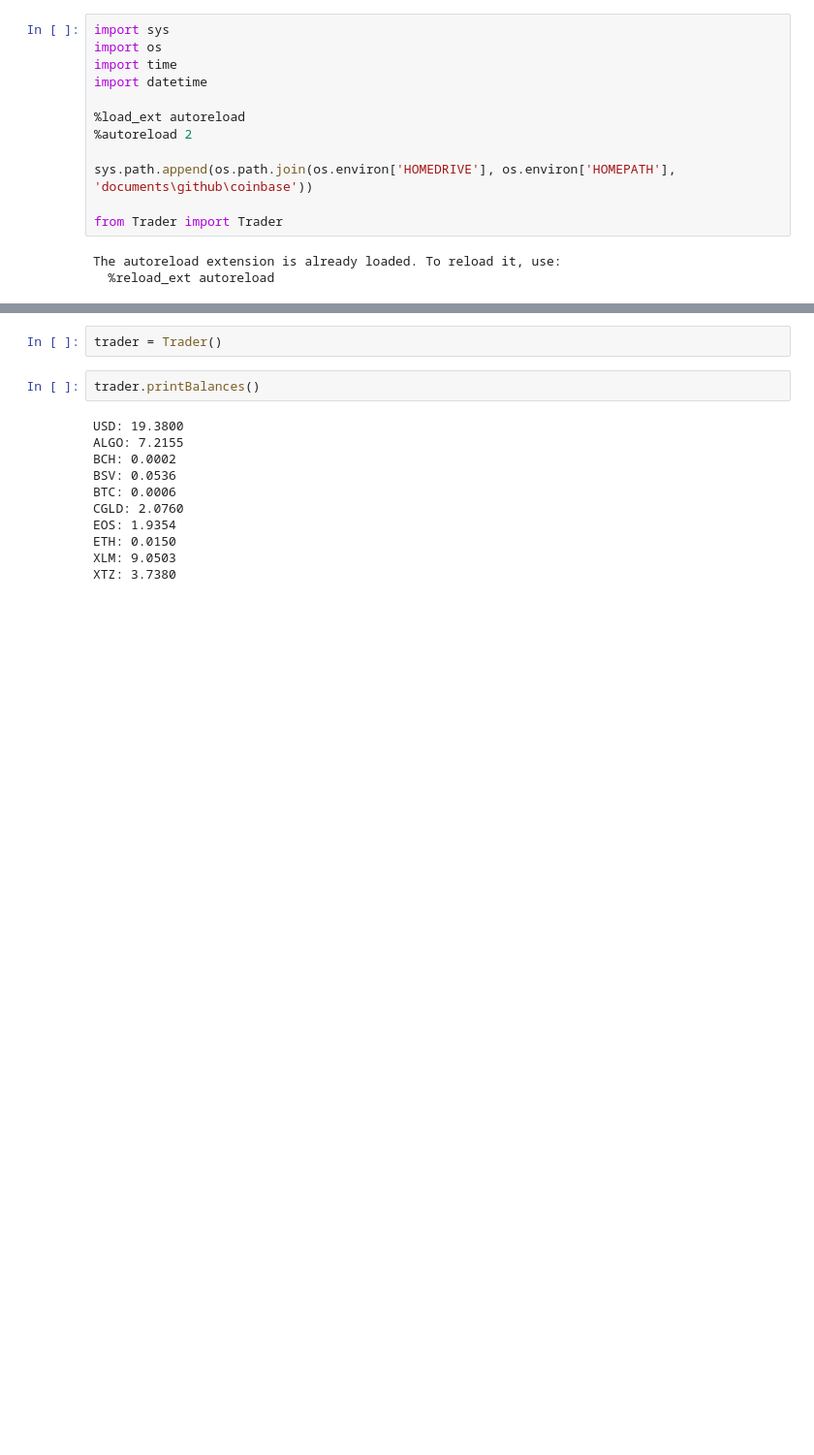
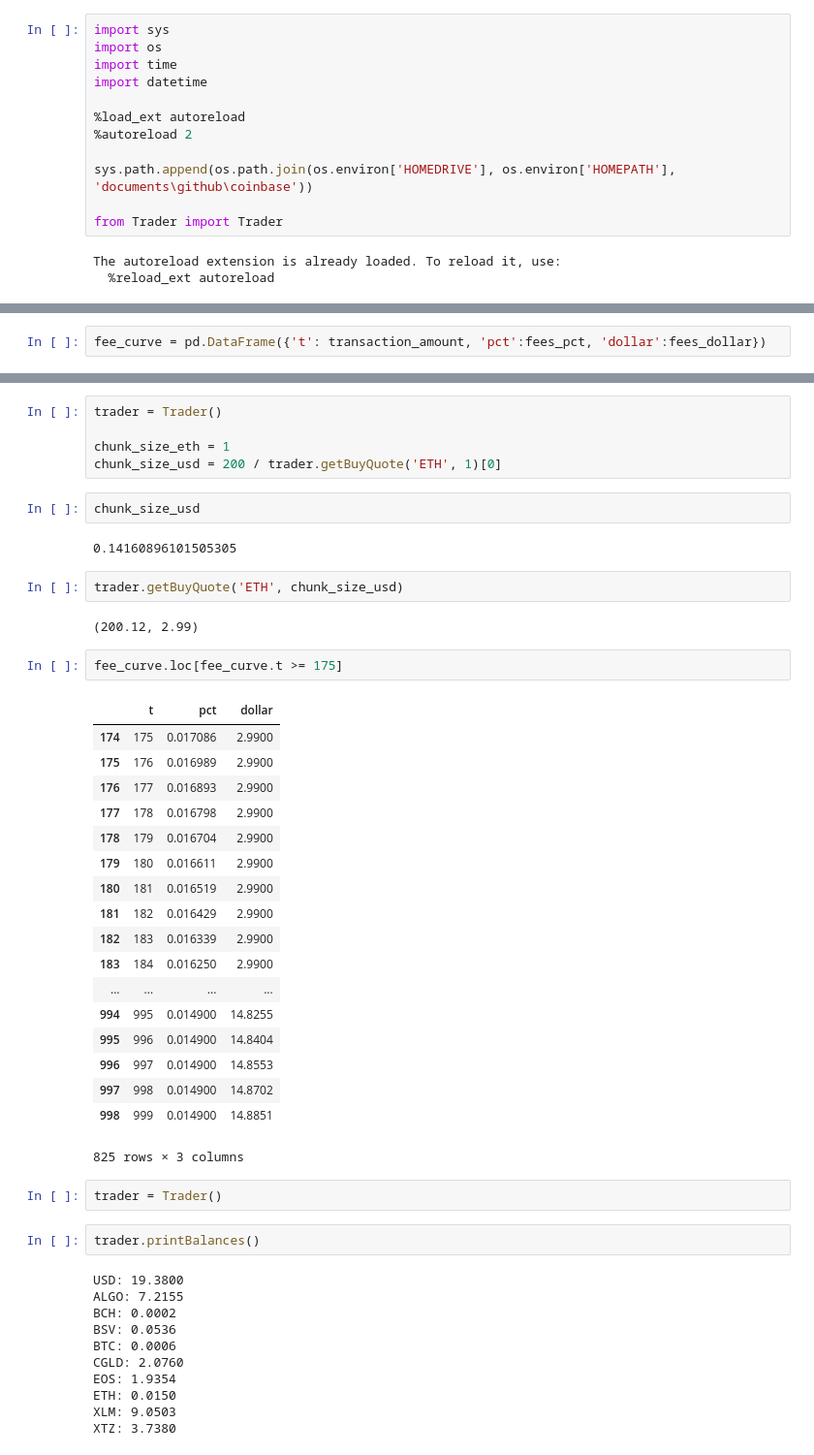
Before and after one commit to lkavenagh/coinbase, a Jupyter notebook: coinbase_algo.ipynb, the cells around one changed output, grey strips where cells are left out. Shown at 97% size. Cells and saved outputs as stored; diff of their text form; blank space fills up the shorter version.

```diff
--- a/coinbase_algo.ipynb
+++ b/coinbase_algo.ipynb
@@ -15,0 +57,2 @@ The autoreload extension is already loaded. To reload it, use:
+# %%
+fee_curve = pd.DataFrame({'t': transaction_amount, 'pct':fees_pct, 'dollar':fees_dollar})
@@ -16,3 +62,37 @@ The autoreload extension is already loaded. To reload it, use:
+# %%
+trader = Trader()
+
+chunk_size_eth = 1
+chunk_size_usd = 200 / trader.getBuyQuote('ETH', 1)[0]
+# %%
+chunk_size_usd
+# %% [output]
+0.14160896101505305
+# %%
+trader.getBuyQuote('ETH', chunk_size_usd)
+# %% [output]
+(200.12, 2.99)
+# %%
+fee_curve.loc[fee_curve.t >= 175]
+# %% [output]
+|  | t | pct | dollar |
+| 174 | 175 | 0.017086 | 2.9900 |
+| 175 | 176 | 0.016989 | 2.9900 |
+| 176 | 177 | 0.016893 | 2.9900 |
+| 177 | 178 | 0.016798 | 2.9900 |
+| 178 | 179 | 0.016704 | 2.9900 |
+| 179 | 180 | 0.016611 | 2.9900 |
+| 180 | 181 | 0.016519 | 2.9900 |
+| 181 | 182 | 0.016429 | 2.9900 |
+| 182 | 183 | 0.016339 | 2.9900 |
+| 183 | 184 | 0.016250 | 2.9900 |
+| ... | ... | ... | ... |
+| 994 | 995 | 0.014900 | 14.8255 |
+| 995 | 996 | 0.014900 | 14.8404 |
+| 996 | 997 | 0.014900 | 14.8553 |
+| 997 | 998 | 0.014900 | 14.8702 |
+| 998 | 999 | 0.014900 | 14.8851 |
+825 rows × 3 columns
 # %%
 trader = Trader()
 # %%
```
Also changed, not shown: parts of 8 cells of this notebook, 2 other files.
